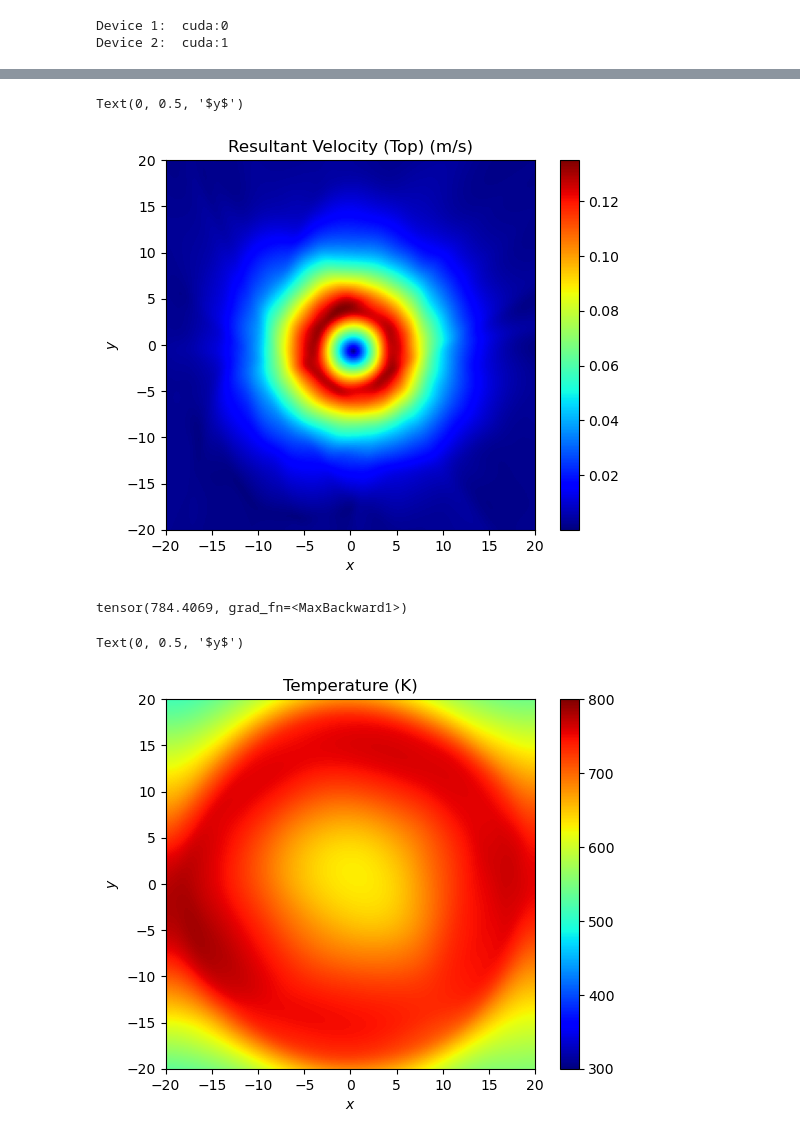
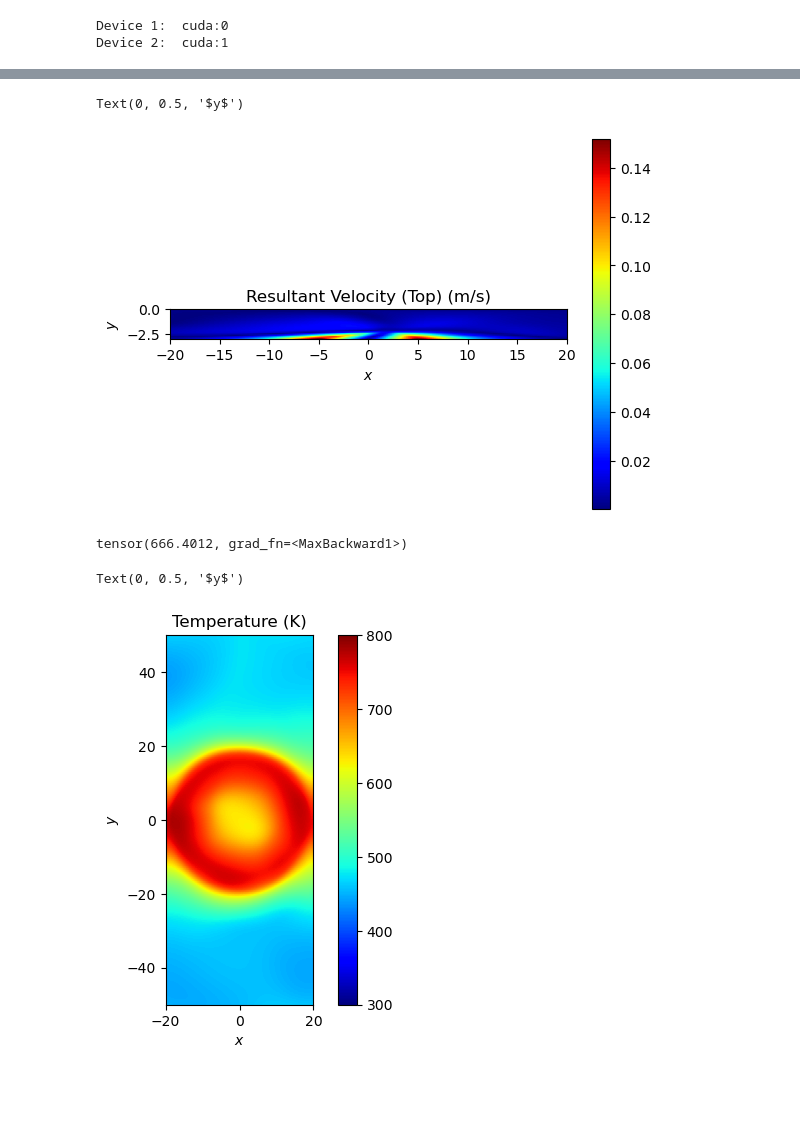
Before and after one commit to raghavg97/PINN_AFSD, a Jupyter notebook: Code/Notebook_main.ipynb, the cells around one changed output, grey strips where cells are left out. Saved outputs shown, nothing was run; the diff lists cells and outputs as text; code cells hidden in the pictures; blank space fills up the shorter version.

```diff
--- a/Code/Notebook_main.ipynb
+++ b/Code/Notebook_main.ipynb
@@ -224,7 +224,7 @@ for reps in range(max_reps):
 
     layers1 = np.array([3,50,50,50,4]) #9 hidden layers
     layers2 = np.array([3,50,50,50,1]) #9 hidden layers
-    # layers = np.array([3,50,50,50,50,50,5])
+    # layers = np.array([3,50,50,50,5])
     # layers = np.array([3,64,64,64,1])
     model_PINN = coupled_PINN(layers1,layers2,device1,device2,lb_xyz,ub_xyz)
     # PINN = nn.DataParallel(PINN)
@@ -243,7 +243,7 @@ for reps in range(max_reps):
     #                           history_size = 100,
     #                           line_search_fn = 'strong_wolfe')
 
-    optimizer = torch.optim.Adam(model_PINN.parameters(),lr=0.01, betas=(0.9, 0.999))
+    optimizer = torch.optim.Adam(model_PINN.parameters(),lr=0.008, betas=(0.9, 0.999))
 
     start_time = time.time()
     train_model(max_iter,reps,n_batches)
@@ -308,17 +309,17 @@ uvwp = model_PINN.PINN_uvw.forward(xyz_test_tensor).cpu().detach().numpy()
 # %%
 r_vel = np.sqrt(np.square(uvwp[:,0])+np.square(uvwp[:,1])+np.square(uvwp[:,2]))
 # r_vel = np.sqrt(np.square(uvwp[:,2]))
 # r_vel = uvwp[:,2]
 fig,ax = plt.subplots()
-im = ax.imshow((r_vel/1000).reshape(200,200),cmap = 'jet',extent = [-20,20,-20,20])
+im = ax.imshow((r_vel/1000).reshape(20,200),cmap = 'jet',extent = [-20,20,-3,0])
 fig.colorbar(im)
 ax.set_title('Resultant Velocity (Top) (m/s)')
 ax.set_xlabel('$x$')
 ax.set_ylabel('$y$')
 # plt.savefig('Res_u_top_Feb7.svg',format = 'svg',bbox_inches = 'tight')
 # %% [output]
 Text(0, 0.5, '$y$')
-[figure, old version]
+[figure, new version]
 # %%
 g = xyz_test_tensor.clone()
 g.requires_grad = True
@@ -375,16 +376,16 @@ mu_vis = mu_vis.cpu().detach().numpy()
 # %%
 torch.max(T)
 # %% [output]
-tensor(784.4069, grad_fn=<MaxBackward1>)
+tensor(666.4012, grad_fn=<MaxBackward1>)
 # %%
 fig,ax = plt.subplots()
-im = ax.imshow(T.cpu().detach().numpy().reshape(200,200),cmap = 'jet',extent = [-20,20,-20,20],vmax = 800,vmin = 300)
+im = ax.imshow(T.cpu().detach().numpy().reshape(200,200),cmap = 'jet',extent = [-20,20,-50,50],vmax = 800,vmin = 300)
 fig.colorbar(im)
 ax.set_title('Temperature (K)')
 ax.set_xlabel('$x$')
 ax.set_ylabel('$y$')
 # %% [output]
 Text(0, 0.5, '$y$')
-[figure, old version]
+[figure, new version]
 # %%
 fig,ax = plt.subplots()
```
Also changed, not shown: parts of 24 cells of this notebook, 4 other files.
